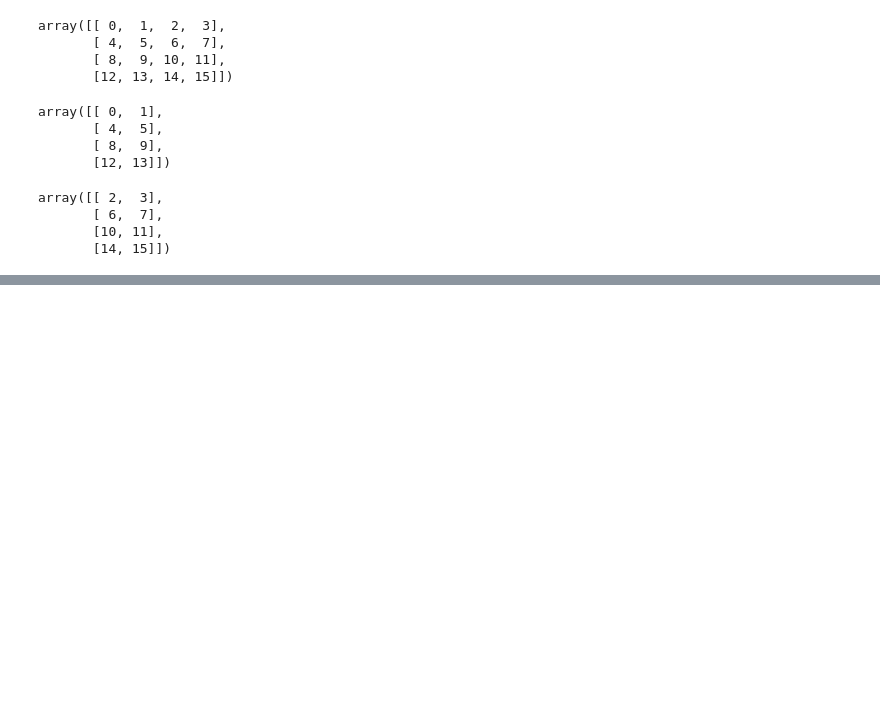
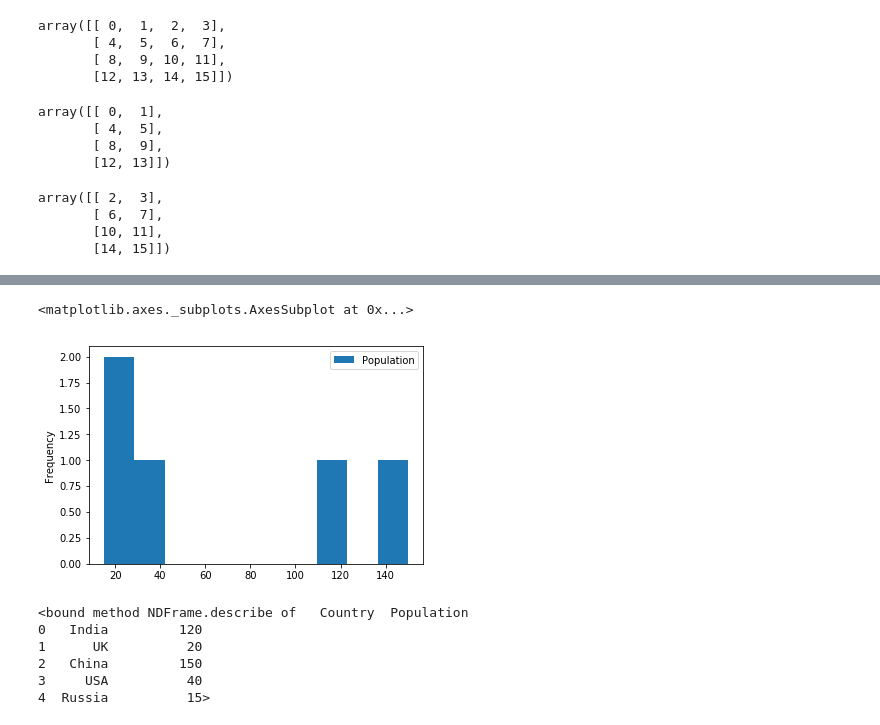
Before and after one commit to vmsgiridhar/AI2019, a Jupyter notebook: DS_Practice/NumpyPandas.ipynb, the cells around one changed output, grey strips where cells are left out. Cells and saved outputs as stored; diff of their text form; code cells hidden in the pictures; blank space fills up the shorter version.

```diff
--- a/DS_Practice/NumpyPandas.ipynb
+++ b/DS_Practice/NumpyPandas.ipynb
@@ -355,0 +358,5 @@ array([[ 2,  3],
+# %%
+#creating a Pandas dataframe
+
+df1 = pd.DataFrame({'Country':['India','UK','China','USA','Russia'],
+                    'Population':[120,20,150,40,15]})
@@ -355,0 +372,5 @@ array([[ 2,  3],
+# %%
+df1.plot.hist()
+# %% [output]
+<matplotlib.axes._subplots.AxesSubplot at 0x...>
+[figure, added]
@@ -355,0 +379,9 @@ array([[ 2,  3],
+# %%
+df1.describe
+# %% [output]
+<bound method NDFrame.describe of   Country  Population
+0   India         120
+1      UK          20
+2   China         150
+3     USA          40
+4  Russia          15>
```
Also changed, not shown: parts of 30 cells of this notebook.
